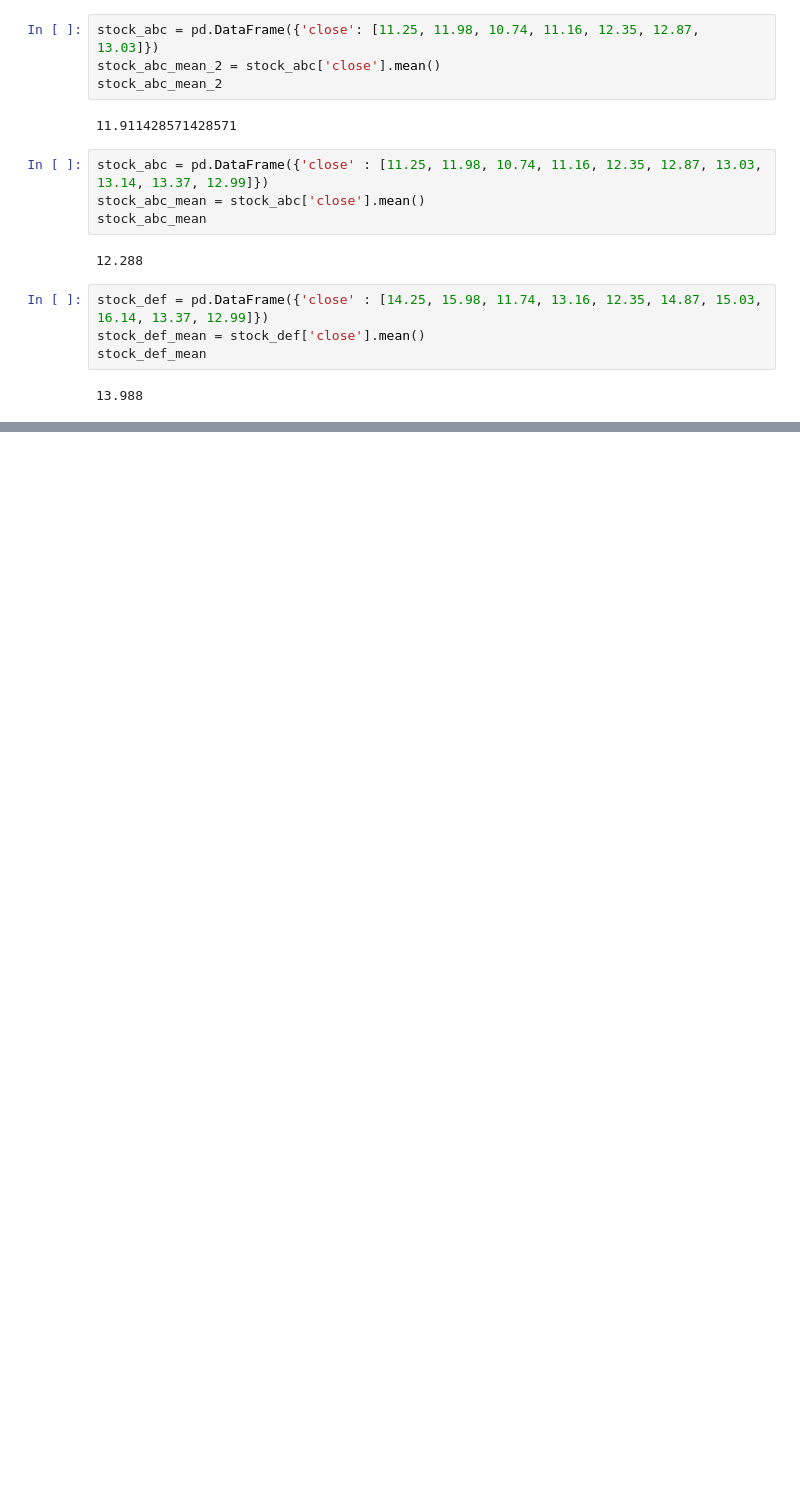
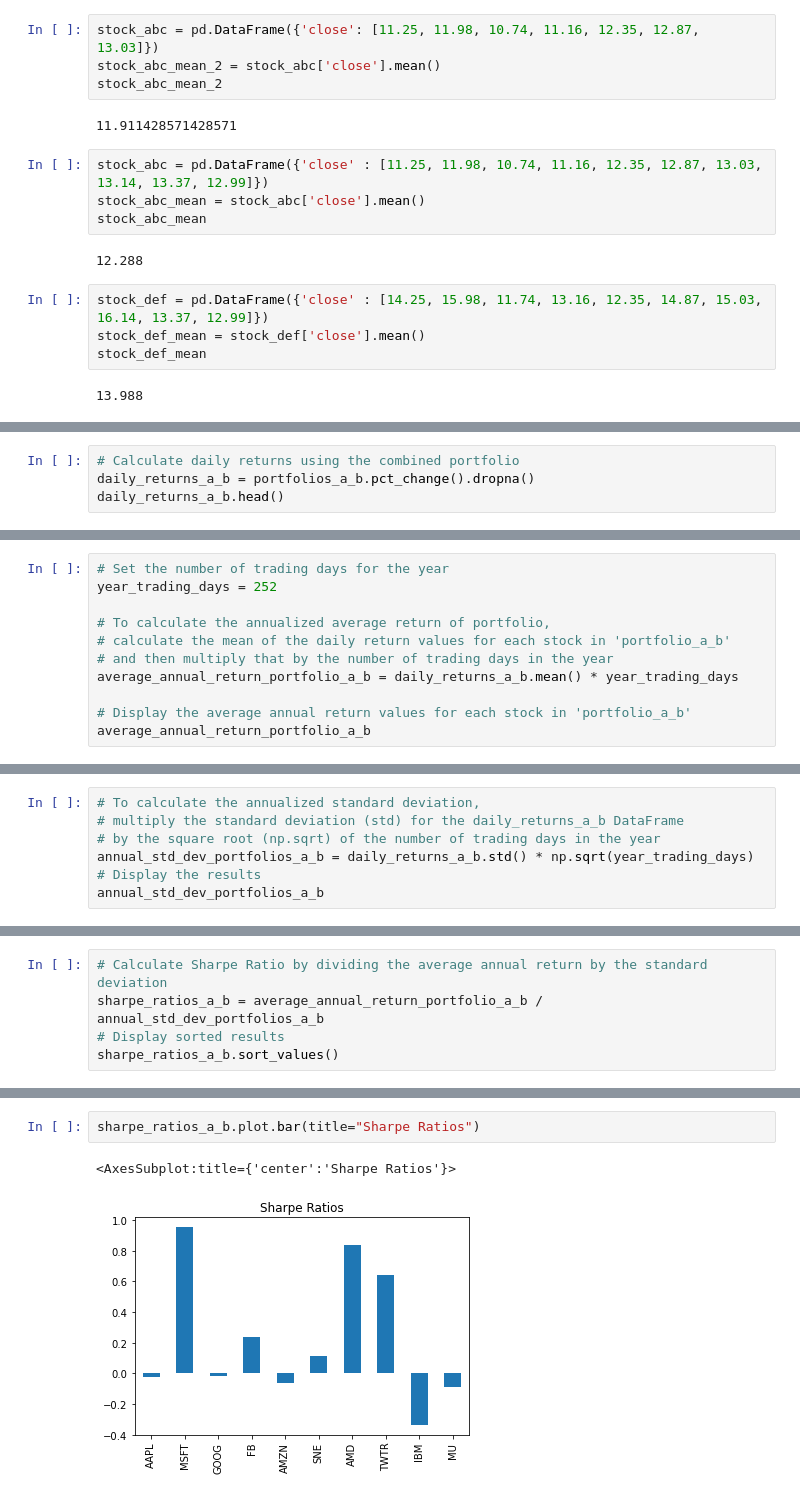
Before and after one commit to carlosmpr/fintech, a Jupyter notebook: module4/Module4.ipynb, the cells around one changed output, grey strips where cells are left out. Drawn from its saved outputs; the diff is of its cells as text; blank space fills up the shorter version.

Commit message:
Sharp Ratio Completed

```diff
--- a/module4/Module4.ipynb
+++ b/module4/Module4.ipynb
@@ -296,0 +513,4 @@ A small standard deviation indicates that the daily return values of the asset d
+# %%
+# Calculate daily returns using the combined portfolio
+daily_returns_a_b = portfolios_a_b.pct_change().dropna()
+daily_returns_a_b.head()
@@ -296,0 +525,11 @@ A small standard deviation indicates that the daily return values of the asset d
+# %%
+# Set the number of trading days for the year
+year_trading_days = 252
+
+# To calculate the annualized average return of portfolio,
+# calculate the mean of the daily return values for each stock in 'portfolio_a_b'
+# and then multiply that by the number of trading days in the year
+average_annual_return_portfolio_a_b = daily_returns_a_b.mean() * year_trading_days
+
+# Display the average annual return values for each stock in 'portfolio_a_b'
+average_annual_return_portfolio_a_b
@@ -296,0 +548,7 @@ A small standard deviation indicates that the daily return values of the asset d
+# %%
+# To calculate the annualized standard deviation,
+# multiply the standard deviation (std) for the daily_returns_a_b DataFrame
+# by the square root (np.sqrt) of the number of trading days in the year
+annual_std_dev_portfolios_a_b = daily_returns_a_b.std() * np.sqrt(year_trading_days)
+# Display the results
+annual_std_dev_portfolios_a_b
@@ -296,0 +567,5 @@ A small standard deviation indicates that the daily return values of the asset d
+# %%
+# Calculate Sharpe Ratio by dividing the average annual return by the standard deviation
+sharpe_ratios_a_b = average_annual_return_portfolio_a_b / annual_std_dev_portfolios_a_b
+# Display sorted results
+sharpe_ratios_a_b.sort_values()
@@ -296,0 +584,5 @@ A small standard deviation indicates that the daily return values of the asset d
+# %%
+sharpe_ratios_a_b.plot.bar(title="Sharpe Ratios")
+# %% [output]
+<AxesSubplot:title={'center':'Sharpe Ratios'}>
+[figure, added]
```
Also changed, not shown: parts of 28 cells of this notebook, 4 other files.
